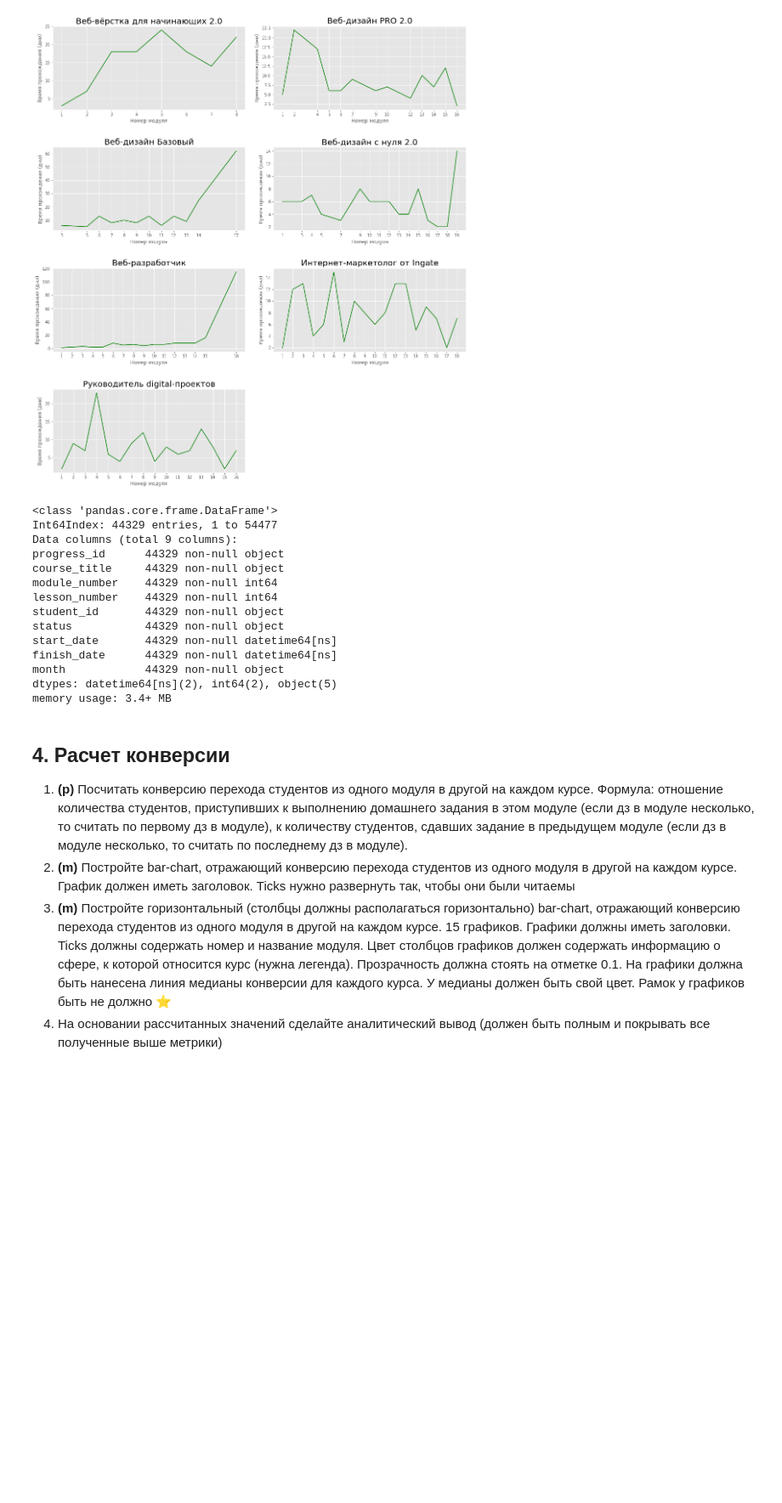
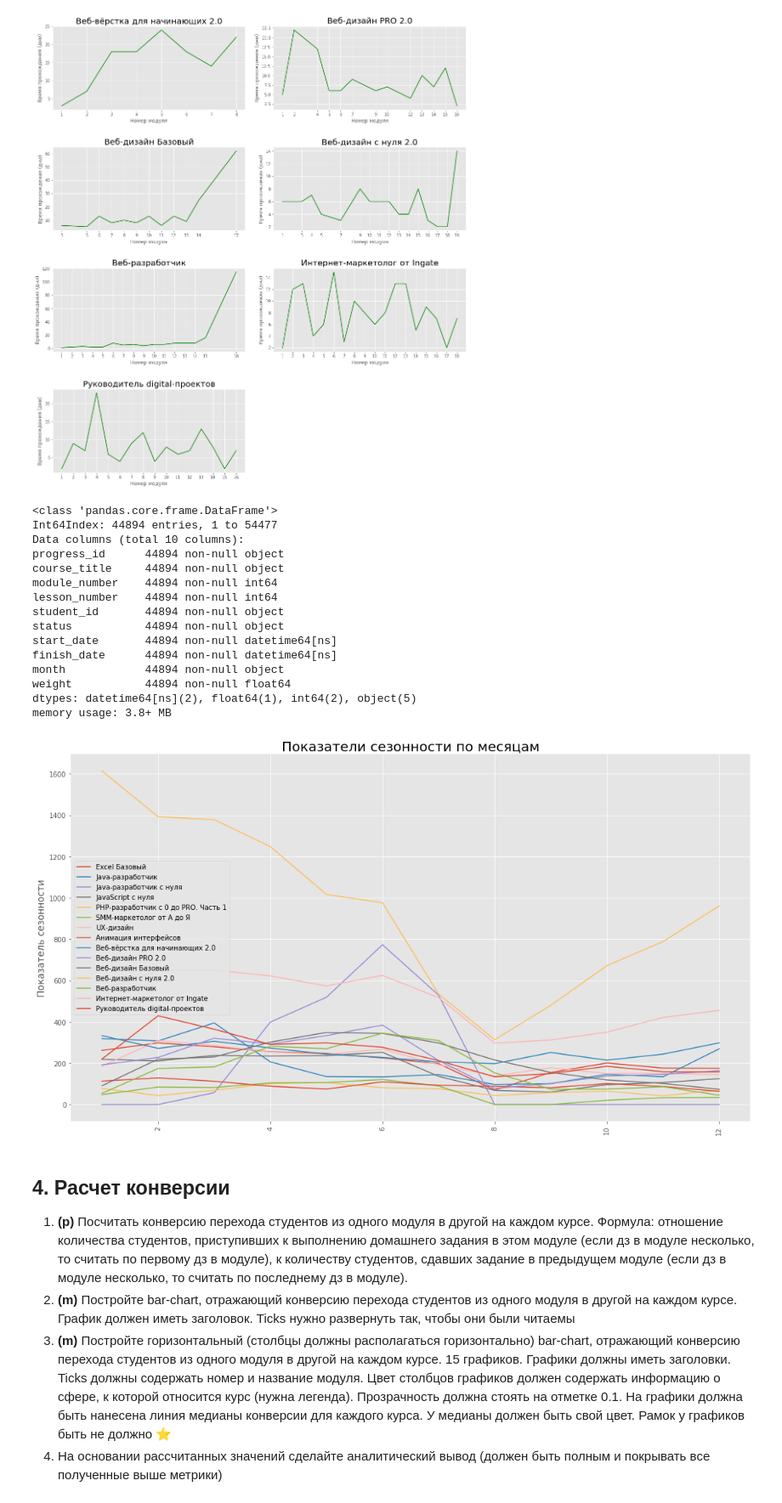
Before and after one commit to Dreeamcatcher/repo, a Jupyter notebook: skillbox/Data analytics - junior/course works/1/Coursework_analytics_1.ipynb, the cells around one changed output. Shown at 85% size. Cells and saved outputs as stored; diff of their text form; code cells hidden in the pictures; blank space fills up the shorter version.

```diff
--- a/skillbox/Data analytics - junior/course works/1/Coursework_analytics_1.ipynb
+++ b/skillbox/Data analytics - junior/course works/1/Coursework_analytics_1.ipynb
@@ -597,6 +597,7 @@ for fig_number in range(1, math.ceil(len(titles) / LIMIT_SUBPLOTS) + 1 ):
 [figure]
 [figure]
 # %%
+# ЗДАНИЕ 3.3
 # В задании предлагается выявить сезонность, используя медианное время прохождения домашних заданий по месяцам,
 # однако я считаю такой подход не совсем верным, потому что придется отсеять все значения, время выполнения которых превышает месяц,
 # так как, нет никаких данных о том занимался ли студент все эти месяцы или, например, скачал домашку и уехал в отпуск.
@@ -609,29 +610,65 @@ for fig_number in range(1, math.ceil(len(titles) / LIMIT_SUBPLOTS) + 1 ):
 
 # берем только данные о завершенных прогрессах
 season_df = homeworks_df[homeworks_df.status == 'done']
-# отсекаем прогрессы, которые длятся дольше 5 месяцев
-season_df = season_df[season_df.month.str.len() <= 5]
+# отсекаем прогрессы, которые длятся дольше года
+season_df = season_df[season_df.month.str.len() <= 12]
 
-season_df.info()
-# создаем столбец, со временем прохождения модуля
-# modules_df['duration'] = modules_df[['start_date', 'finish_date']].apply(
-#     lambda x: x['finish_date'] - x['start_date'], axis='columns'
-# )
+weights = {} # словарь со списками значений весов по курсам и месяцам {course1: [w1,w2..wN} .. }
+
+season_df['weight'] = season_df.month.apply(lambda x: round(1/len(x), 2))
+
+for title in titles:
+    weights[title] = []
+    for month in range(1, 12 + 1):
+        str_month = str(month).zfill(2)
+        mask = season_df[season_df['course_title'] == title].month.apply(lambda x: any(month_item[-2:] == str_month for month_item in x))
+        weights[title].append(season_df[season_df['course_title'] == title][mask].weight.sum())
+print('Показатели сезонности по месяцам:\n')
+print(weights)
 # %% [output]
 <class 'pandas.core.frame.DataFrame'>
-Int64Index: 44329 entries, 1 to 54477
-Data columns (total 9 columns):
-progress_id      44329 non-null object
-course_title     44329 non-null object
-module_number    44329 non-null int64
-lesson_number    44329 non-null int64
-student_id       44329 non-null object
-status           44329 non-null object
-start_date       44329 non-null datetime64[ns]
-finish_date      44329 non-null datetime64[ns]
-month            44329 non-null object
-dtypes: datetime64[ns](2), int64(2), object(5)
-memory usage: 3.4+ MB
+Int64Index: 44894 entries, 1 to 54477
+Data columns (total 10 columns):
+progress_id      44894 non-null object
+course_title     44894 non-null object
+module_number    44894 non-null int64
+lesson_number    44894 non-null int64
+student_id       44894 non-null object
+status           44894 non-null object
+start_date       44894 non-null datetime64[ns]
+finish_date      44894 non-null datetime64[ns]
+month            44894 non-null object
+weight           44894 non-null float64
+dtypes: datetime64[ns](2), float64(1), int64(2), object(5)
+memory usage: 3.8+ MB
+# %%
+
+# инициализируем
+fig, subplot = plt.subplots()
+fig.set_size_inches(18, 10)
+# настраиваем холст
+subplot.grid(True)
+plt.xticks(rotation=90, fontsize='10')
+plt.subplots_adjust(wspace=0.15, hspace=0.45)
+# # удаляем рамку
+subplot.spines['top'].set_visible(False)
+subplot.spines['right'].set_visible(False)
+subplot.spines['bottom'].set_visible(False)
+subplot.spines['left'].set_visible(False)
+plt.ylabel("Показатель сезонности", fontsize=14)
+plt.title("Показатели сезонности по месяцам", fontsize=20)
+x_values = range(1, 12+1) # значения оси Х
+
+for index, title in enumerate(titles):
+    # извлекаем значения оси Y
+    y_values = weights[title]
+    # рисуем
+    subplot.plot(x_values, y_values, label=title)
+
+plt.legend(loc='center left')
+plt.show()
+# %% [output]
+[figure, added]
 # %% [markdown]
 ## 4. Расчет конверсии
 
```
